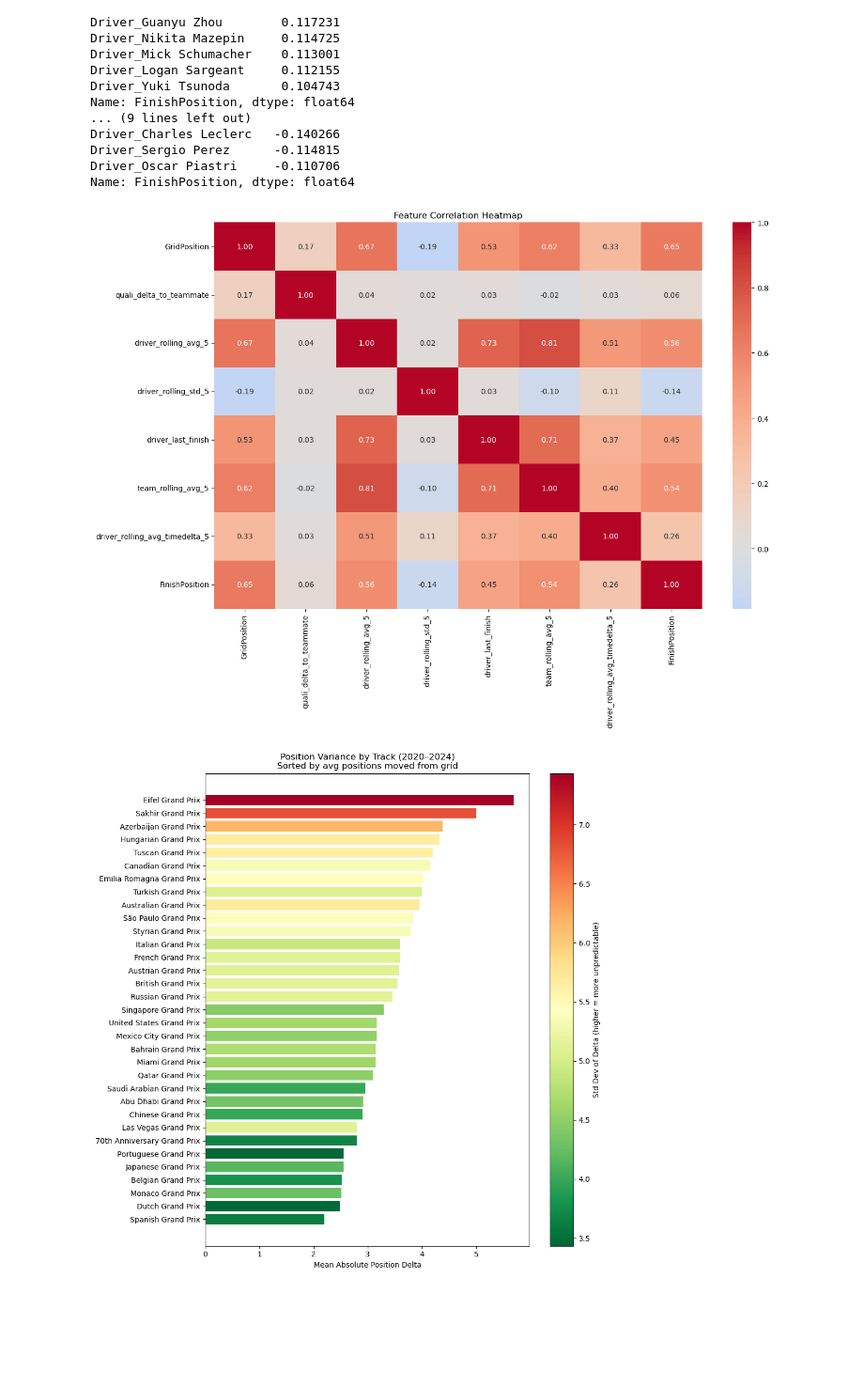
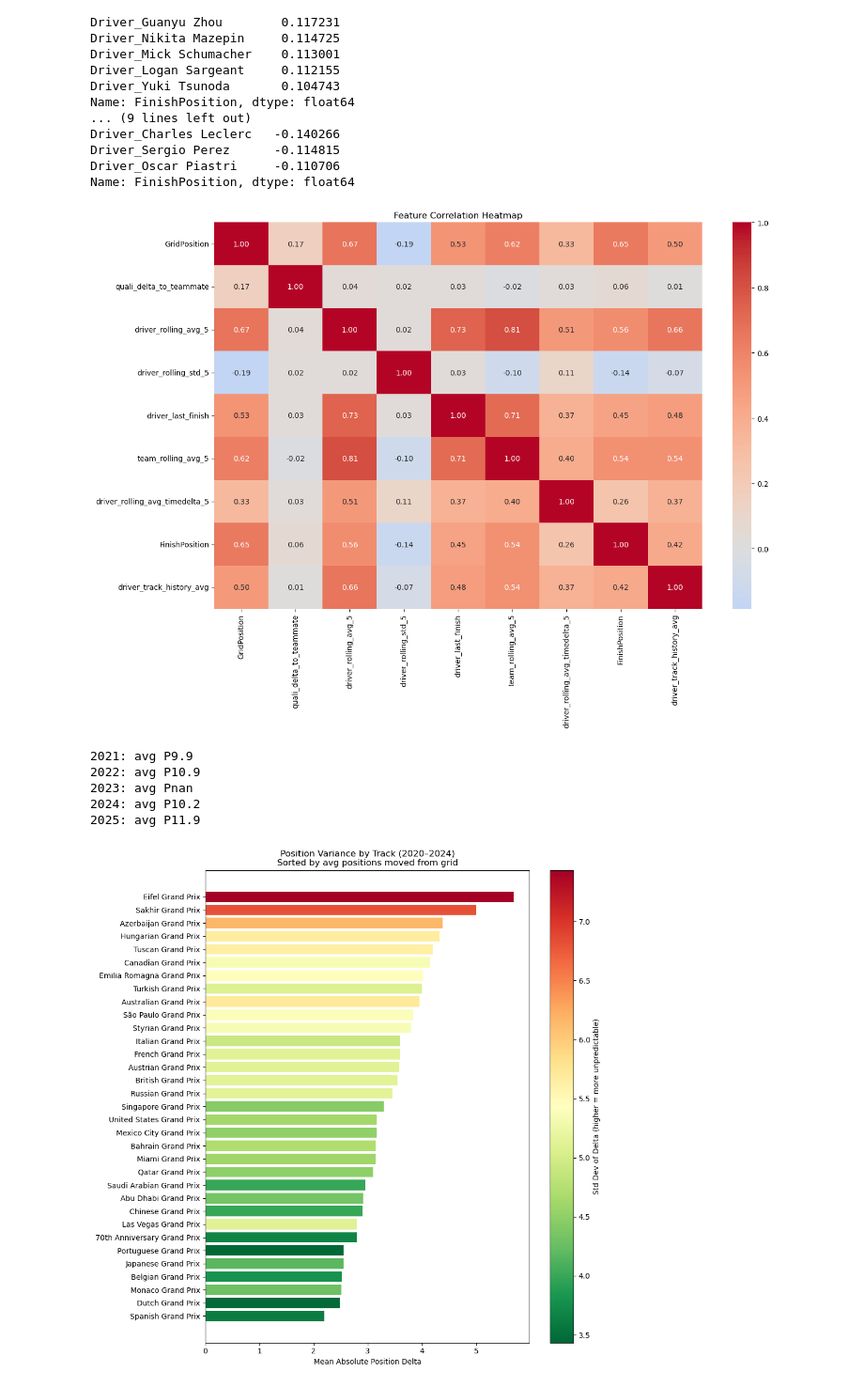
Before and after one commit to JohanRamirez2022/F1-Driver-Race-Position-Predictor, a Jupyter notebook: F1.ipynb, the cells around one changed output. Shown at 94% size. Cells and saved outputs as stored; diff of their text form; code cells hidden in the pictures; blank space fills up the shorter version.

```diff
--- a/F1.ipynb
+++ b/F1.ipynb
@@ -341,7 +343,7 @@ print(check)
 # %%
 
 # Step 1 - rename and drop redundant columns
-df = df.drop(columns=['DriverNumber', 'FinishPosition'])
+df = df.drop(columns=['DriverNumber'])
 df = df.rename(columns={'RacePosition': 'FinishPosition'})
 
 
@@ -445,20 +447,34 @@ Name: FinishPosition, dtype: float64
 # %%
 
 # Only include numeric columns, exclude dummy columns
 numeric_cols = ['GridPosition', 'quali_delta_to_teammate',
                 'driver_rolling_avg_5', 'driver_rolling_std_5', 'driver_last_finish',
                 'team_rolling_avg_5',
-                'driver_rolling_avg_timedelta_5', 'FinishPosition']
+                'driver_rolling_avg_timedelta_5', 'FinishPosition','driver_track_history_avg']
 
 corr = df[numeric_cols].corr()
 
 plt.figure(figsize=(14, 10))
 sns.heatmap(corr, annot=True, fmt='.2f', cmap='coolwarm', center=0)
 plt.title('Feature Correlation Heatmap')
 plt.tight_layout()
 plt.show()
 # %% [output]
-[figure, old version]
+[figure, new version]
+# %%
+# Lewis Hamilton avg finish position per season
+_ham_raw = pd.read_csv('data/f1_2020_2025.csv')
+_ham = _ham_raw[_ham_raw['FullName'] == 'Fernando Alonso']
+
+for season in sorted(_ham['Season'].unique()):
+    avg = _ham[_ham['Season'] == season]['RacePosition'].mean()
+    print(f"{int(season)}: avg P{avg:.1f}")
+# %% [output]
+2021: avg P9.9
+2022: avg P10.9
+2023: avg Pnan
+2024: avg P10.2
+2025: avg P11.9
 # %%
 df = df.drop(columns = ['driver_rolling_avg_timedelta_3', 'team_rolling_avg_3', 'Q1_seconds', 'Q2_seconds', 'Q3_seconds', 'best_q_time'])
 # %%
```
Also changed, not shown: parts of 14 cells of this notebook, 9 other files.
